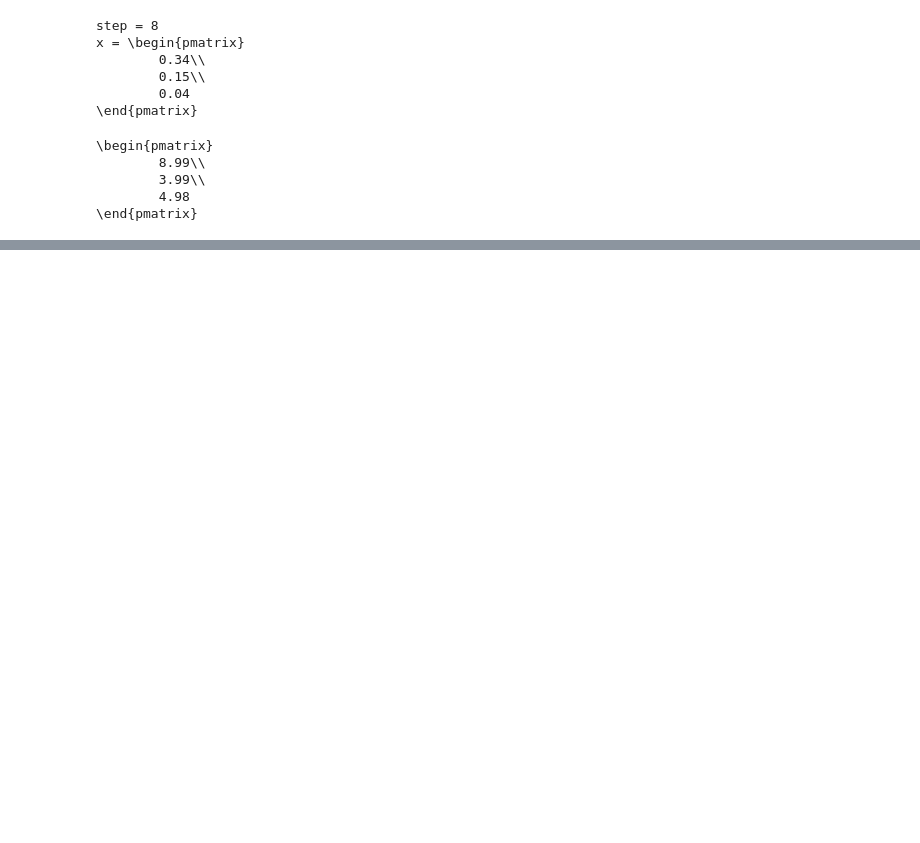
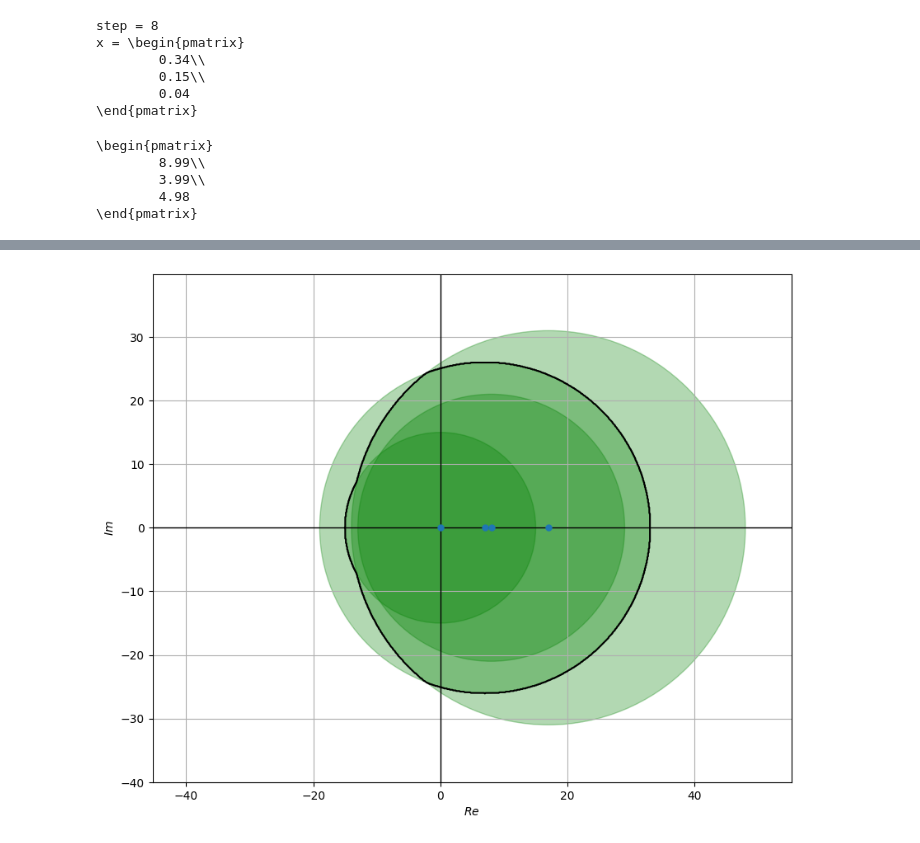
Before and after one commit to Clai101/HSE, a Jupyter notebook: Minor/2/CW_2.ipynb, the cells around one changed output, grey strips where cells are left out. Cells and saved outputs as stored; diff of their text form; code cells hidden in the pictures; blank space fills up the shorter version.

```diff
--- a/Minor/2/CW_2.ipynb
+++ b/Minor/2/CW_2.ipynb
@@ -179,0 +467,25 @@ print(matrix_beauty(A@x))
+# %%
+intersection_grid_2 = []
+mask_grid_2 = []
+
+for val in zip(et, np.zeros_like(et), rt):
+    intersection_grid_2.append(in_cr(xx, yy, *val))
+    mask_grid_2.append(in_cr(xx, yy, *val))
+intersection_grid_2 = np.stack(intersection_grid_2).astype(int)
+intersection_grid_2 = np.mean(intersection_grid_2, axis=0)
+mask_grid_2 = np.any(mask_grid_2, axis=0)
+# %%
+fig, ax = plt.subplots(figsize=(10, 8))
+plt.contour(xx, yy, intersection_grid_2, levels=[0.30], colors='black')
+plt.axhline(0, color='black', lw=1)
+plt.axvline(0, color='black', lw=1)
+ax.plot(et, np.zeros_like(et), '.', markersize=10)
+for i,j in list(zip(et, rt)):
+    ax.add_patch(plt.Circle((i, 0), j, color='green', alpha=0.3))
+ax.grid(True)
+plt.ylabel("$Im$")
+plt.xlabel("$Re$")
+plt.axis('equal')
+plt.savefig("Imgs/evs_t.png")
+# %% [output]
+[figure, added]
```
Also changed, not shown: parts of 32 cells of this notebook, 20 other files.
